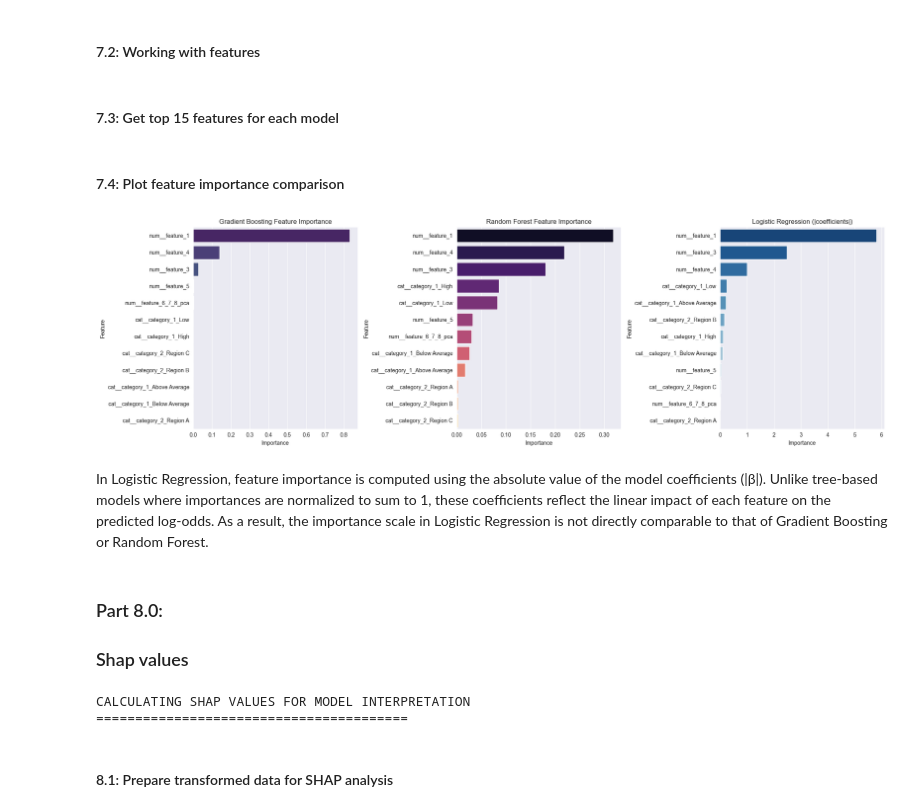
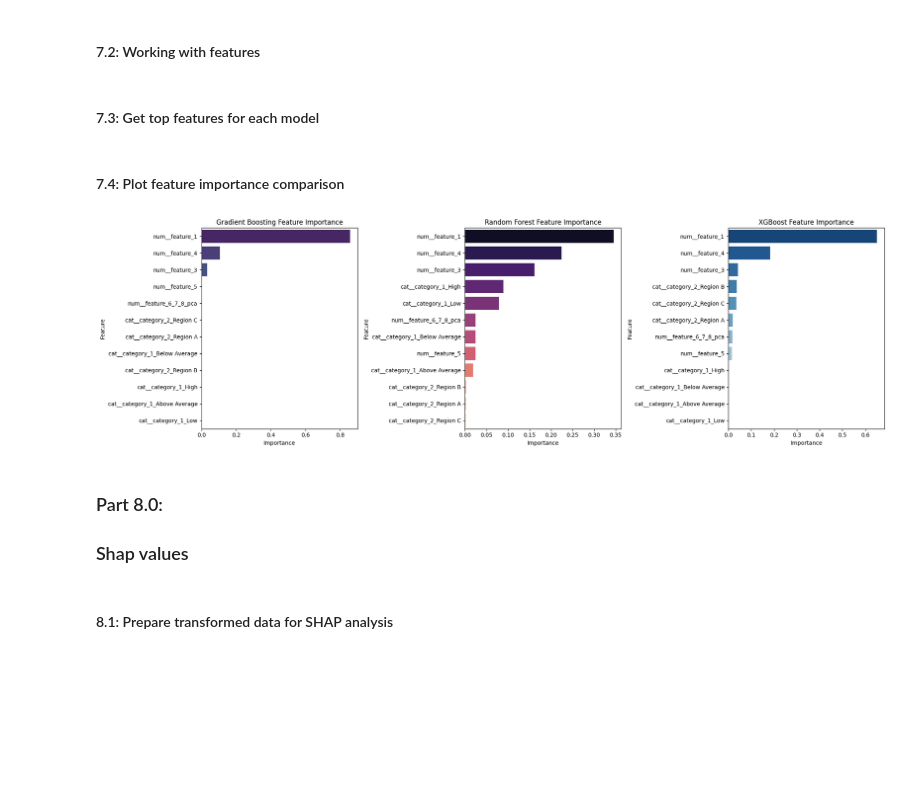
Before and after one commit to Zhalgas03/Machine-Learning, a Jupyter notebook: ml_final.ipynb, the cells around one changed output. Drawn from its saved outputs; the diff is of its cells as text; code cells hidden in the pictures; blank space fills up the shorter version.

```diff
--- a/ml_final.ipynb
+++ b/ml_final.ipynb
@@ -658,10 +715,10 @@ plt.show()
 #### 7.1: Train models for feature importance analysis
 # %%
 
-lr_model = best_models['Logistic Regression']
+xb_model = best_models['XGBoost']
 gb_model = best_models['Gradient Boosting']
 rf_model = best_models['Random Forest']
-
+vt_model = best_models['Voting Ensemble']
 
 
 rf_model.fit(X_train, y_train)
@@ -688,5 +746,5 @@ Pipeline(steps=[('preprocessor',
 # %%
-lr_model.fit(X_train, y_train)
+xb_model.fit(X_train, y_train)
 # %% [output]
 Pipeline(steps=[('preprocessor',
                  ColumnTransformer(transformers=[('num',
@@ -732,66 +808,49 @@ Pipeline(steps=[('preprocessor',
 # %% [markdown]
 #### 7.2: Working with features
 # %%
-
 feature_names = gb_model.named_steps['preprocessor'].get_feature_names_out()
 
 gb_importances = gb_model.named_steps['classifier'].feature_importances_
-
 rf_importances = rf_model.named_steps['classifier'].feature_importances_
-
-lr_coefs = lr_model.named_steps['classifier'].coef_[0]
-lr_importances = np.abs(lr_coefs)
+xb_importances = xb_model.named_steps['classifier'].feature_importances_
 # %% [markdown]
-#### 7.3: Get top 15 features for each model
+#### 7.3: Get top features for each model
 # %%
-# Gradient Boosting
 gb_df = pd.DataFrame({'Feature': feature_names, 'Importance': gb_importances})
-gb_df_sorted = gb_df.sort_values(by='Importance', ascending=False).head(15)
+gb_sorted = gb_df.sort_values(by='Importance', ascending=False)
 
-# Random Forest
 rf_df = pd.DataFrame({'Feature': feature_names, 'Importance': rf_importances})
-rf_df_sorted = rf_df.sort_values(by='Importance', ascending=False).head(15)
+rf_sorted = rf_df.sort_values(by='Importance', ascending=False)
 
-# Logistic Regression
-lr_df = pd.DataFrame({'Feature': feature_names, 'Importance': lr_importances})
-lr_df_sorted = lr_df.sort_values(by='Importance', ascending=False).head(15)
+xb_df = pd.DataFrame({'Feature': feature_names, 'Importance': xb_importances})
+xb_sorted = xb_df.sort_values(by='Importance', ascending=False)
 # %% [markdown]
 #### 7.4: Plot feature importance comparison
 # %%
 plt.figure(figsize=(20, 6))
 
 # Gradient Boosting
 plt.subplot(1, 3, 1)
-sns.barplot(data=gb_df_sorted, y='Feature', x='Importance', palette='viridis', hue='Feature', legend=False)
+sns.barplot(data=gb_sorted, y='Feature', x='Importance', palette='viridis', hue='Feature', legend=False)
 plt.title('Gradient Boosting Feature Importance')
 
 # Random Forest
 plt.subplot(1, 3, 2)
-sns.barplot(data=rf_df_sorted, y='Feature', x='Importance', palette='magma', hue='Feature', legend=False)
+sns.barplot(data=rf_sorted, y='Feature', x='Importance', palette='magma', hue='Feature', legend=False)
 plt.title('Random Forest Feature Importance')
 
-# Logistic Regression
+# XGBoost
 plt.subplot(1, 3, 3)
-sns.barplot(data=lr_df_sorted, y='Feature', x='Importance', palette='Blues_r', hue='Feature', legend=False)
-plt.title('Logistic Regression (|coefficients|)')
+sns.barplot(data=xb_sorted, y='Feature', x='Importance', palette='Blues_r', hue='Feature', legend=False)
+plt.title('XGBoost Feature Importance')
 
 plt.tight_layout()
 plt.show()
 # %% [output]
-[figure, old version]
+[figure, new version]
-# %% [markdown]
-In Logistic Regression, feature importance is computed using the absolute value of the model coefficients (|β|).
-Unlike tree-based models where importances are normalized to sum to 1, these coefficients reflect the linear impact of each feature on the predicted log-odds.
-As a result, the importance scale in Logistic Regression is not directly comparable to that of Gradient Boosting or Random Forest.
 # %% [markdown]
 ### Part 8.0:
 ### Shap values
-# %%
-print("\nCALCULATING SHAP VALUES FOR MODEL INTERPRETATION")
-print("="*40)
-# %% [output]
-CALCULATING SHAP VALUES FOR MODEL INTERPRETATION
-========================================
 # %% [markdown]
 #### 8.1: Prepare transformed data for SHAP analysis
 # %%
```
Also changed, not shown: parts of 48 cells of this notebook, 11 other files.
